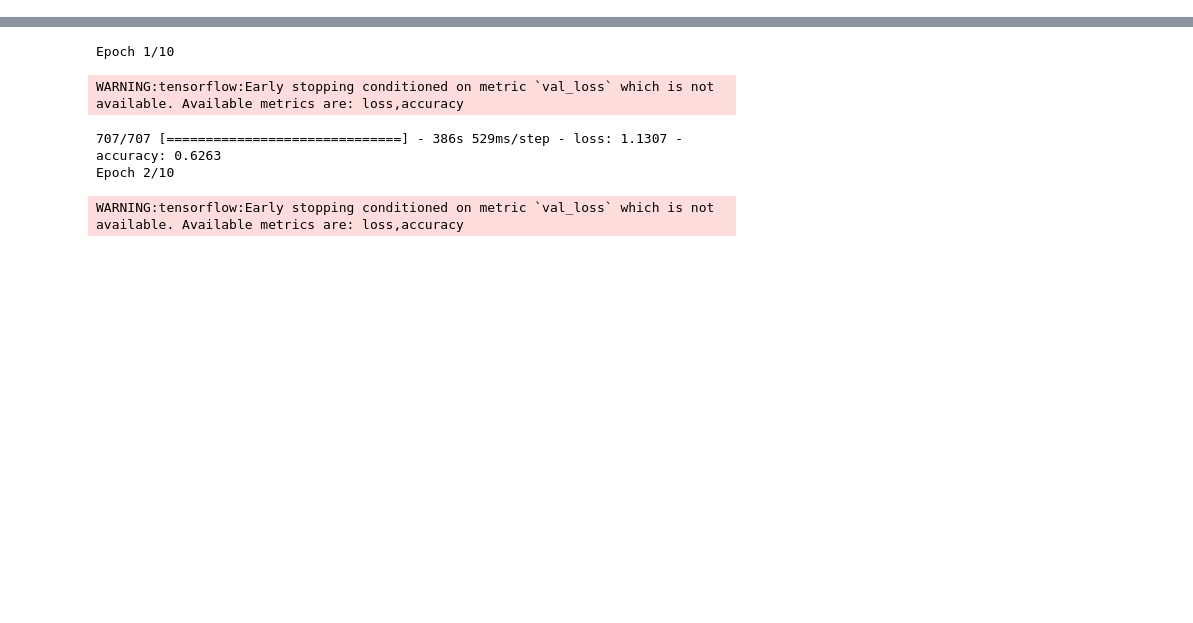
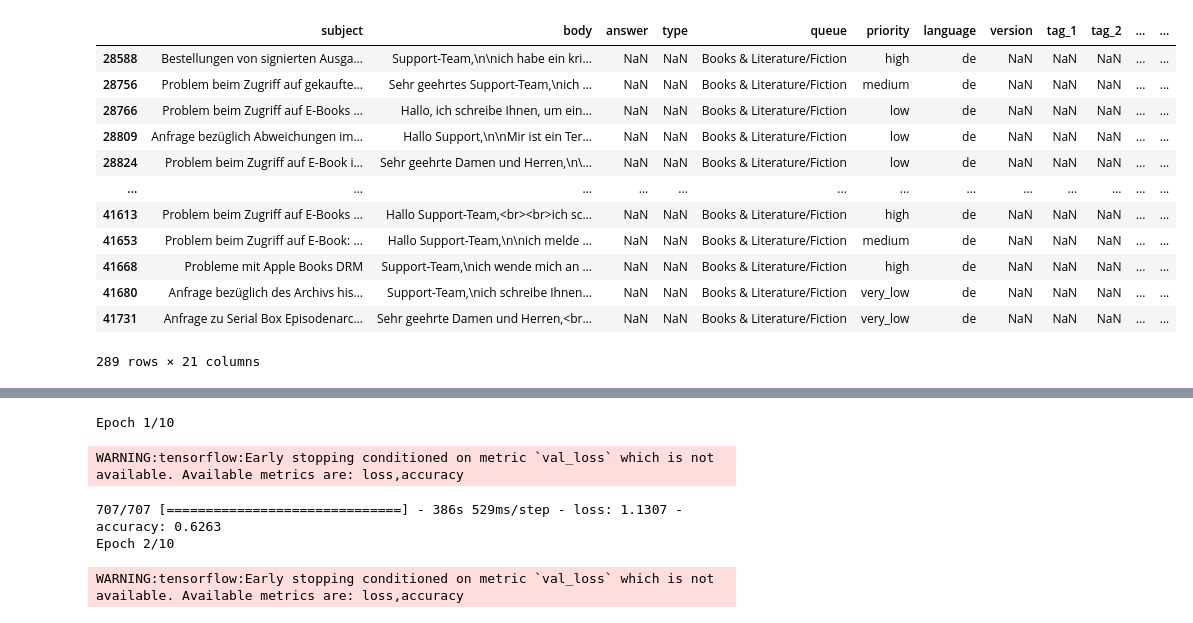
Before and after one commit to JS-Tharun/Customer-Support-Automation, a Jupyter notebook: notebooks/bert.ipynb, the cells around one changed output, grey strips where cells are left out. Saved outputs shown, nothing was run; the diff lists cells and outputs as text; code cells hidden in the pictures; blank space fills up the shorter version.

```diff
--- a/notebooks/bert.ipynb
+++ b/notebooks/bert.ipynb
@@ -30,0 +48,13 @@ df = pd.read_csv("datasets/Customer_Support_Tickets_Cleaned.csv")
+# %%
+import re
+
+def clean_text(text):
+    # Remove literal \n and \n\n
+    text = re.sub(r'\\n+', ' ', text)
+
+    # Normalize whitespace
+    text = re.sub(r'\s+', ' ', text).strip()
+
+    return text
+
+df['bert_input'] = df['body'].apply(clean_text)
@@ -30,0 +76,16 @@ df = pd.read_csv("datasets/Customer_Support_Tickets_Cleaned.csv")
+# %%
+df[df['queue'] == 'Books & Literature/Fiction']
+# %% [output]
+|  | subject | body | answer | type | queue | priority | language | version | tag_1 | tag_2 | ... | ... |
+| 28588 | Bestellungen von signierten Ausga... | Support-Team,\n\nich habe ein kri... | NaN | NaN | Books & Literature/Fiction | high | de | NaN | NaN | NaN | ... | ... |
+| 28756 | Problem beim Zugriff auf gekaufte... | Sehr geehrtes Support-Team,\nich ... | NaN | NaN | Books & Literature/Fiction | medium | de | NaN | NaN | NaN | ... | ... |
+| 28766 | Problem beim Zugriff auf E-Books ... | Hallo, ich schreibe Ihnen, um ein... | NaN | NaN | Books & Literature/Fiction | low | de | NaN | NaN | NaN | ... | ... |
+| 28809 | Anfrage bezüglich Abweichungen im... | Hallo Support,\n\nMir ist ein Ter... | NaN | NaN | Books & Literature/Fiction | low | de | NaN | NaN | NaN | ... | ... |
+| 28824 | Problem beim Zugriff auf E-Book i... | Sehr geehrte Damen und Herren,\n\... | NaN | NaN | Books & Literature/Fiction | low | de | NaN | NaN | NaN | ... | ... |
+| ... | ... | ... | ... | ... | ... | ... | ... | ... | ... | ... | ... | ... |
+| 41613 | Problem beim Zugriff auf E-Books ... | Hallo Support-Team,<br><br>ich sc... | NaN | NaN | Books & Literature/Fiction | high | de | NaN | NaN | NaN | ... | ... |
+| 41653 | Problem beim Zugriff auf E-Book: ... | Hallo Support-Team,\n\nich melde ... | NaN | NaN | Books & Literature/Fiction | medium | de | NaN | NaN | NaN | ... | ... |
+| 41668 | Probleme mit Apple Books DRM | Support-Team,\nich wende mich an ... | NaN | NaN | Books & Literature/Fiction | high | de | NaN | NaN | NaN | ... | ... |
+| 41680 | Anfrage bezüglich des Archivs his... | Support-Team,\nich schreibe Ihnen... | NaN | NaN | Books & Literature/Fiction | very_low | de | NaN | NaN | NaN | ... | ... |
+| 41731 | Anfrage zu Serial Box Episodenarc... | Sehr geehrte Damen und Herren,<br... | NaN | NaN | Books & Literature/Fiction | very_low | de | NaN | NaN | NaN | ... | ... |
+289 rows × 21 columns
```
Also changed, not shown: parts of 11 cells of this notebook, 4 other files.
